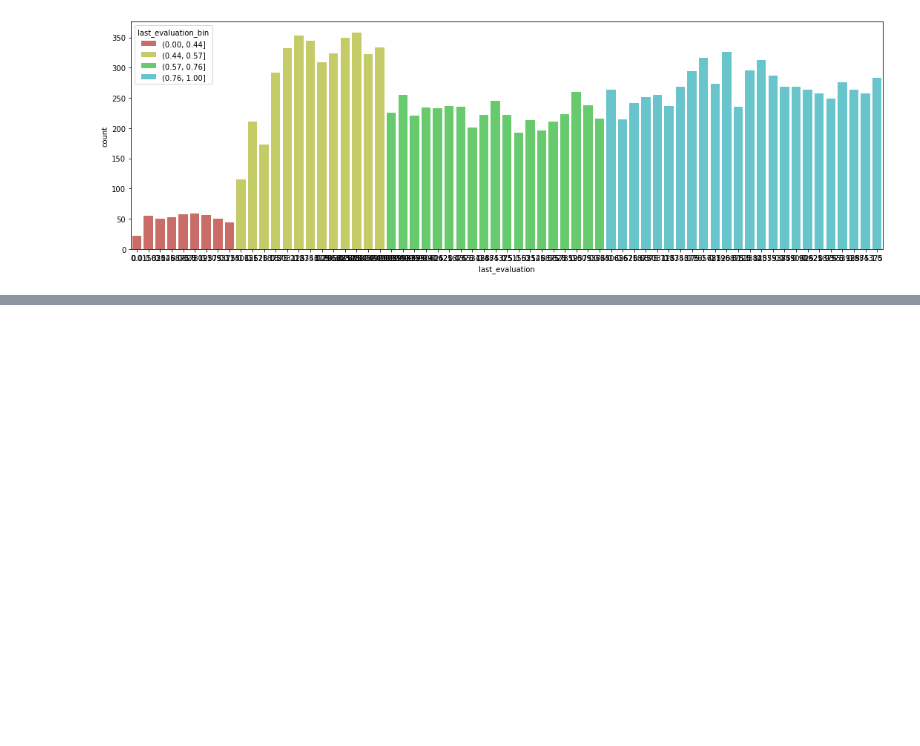
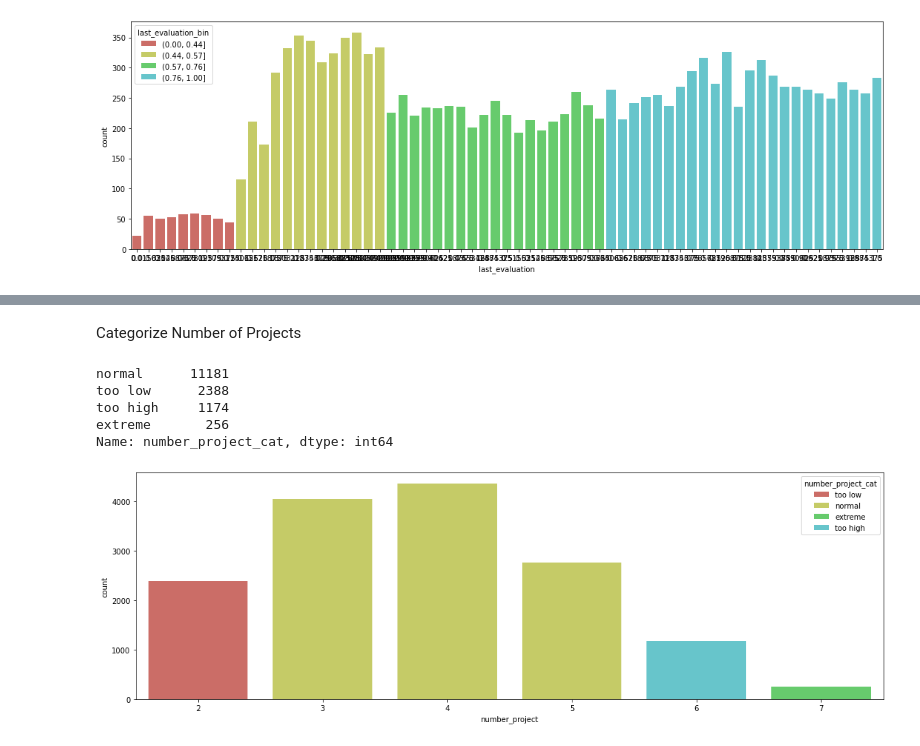
Before and after one commit to susanliubc/HR-Turnover-Analysis, a Jupyter notebook: Turnover.ipynb, the cells around one changed output, grey strips where cells are left out. Saved outputs shown, nothing was run; the diff lists cells and outputs as text; code cells hidden in the pictures; blank space fills up the shorter version.

```diff
--- a/Turnover.ipynb
+++ b/Turnover.ipynb
@@ -687,0 +714,4 @@ Iteration 10 | Accuracy: 0.93
+# %%
+hr_fe_3 = hr_fe_2.copy()
+hr_fe_3 = pd.get_dummies(hr_fe_3, 'average_monthly_hours')
+hr_fe_3.drop('average_monthly_hours', inplace=True, axis=1)
@@ -687,0 +741,22 @@ Iteration 10 | Accuracy: 0.93
+# %% [markdown]
+Categorize Number of Projects
+# %%
+categ = {2:'too low', 3:'normal', 4:'normal', 5:'normal', 6:'too high', 7:'extreme'}
+hr_fe['number_project_cat'] = hr_fe.number_project.map(categ)
+hr_fe_3['number_project_cat'] = hr_fe_3.number_project.map(categ)
+hr_fe_3.number_project_cat.value_counts()
+# %% [output]
+normal      11181
+too low      2388
+too high     1174
+extreme       256
+Name: number_project_cat, dtype: int64
+# %%
+plt.figure(figsize=(15,5))
+sns.countplot(x=hr_fe_3.number_project,
+              hue=hr_fe_3.number_project_cat,
+              palette = sns.color_palette("hls", 6),
+              dodge = False)
+plt.tight_layout()
+# %% [output]
+[figure, added]
```
Also changed, not shown: parts of 15 cells of this notebook.
